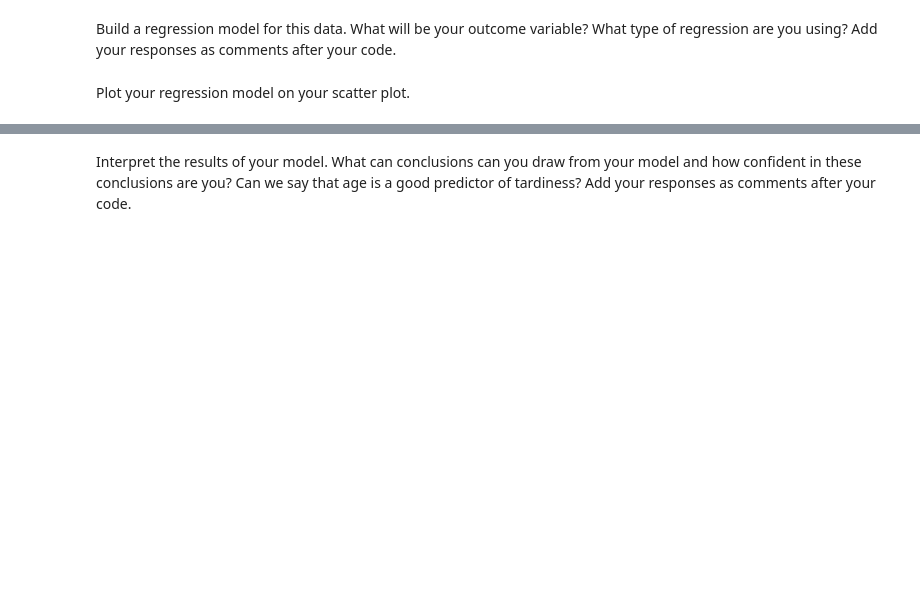
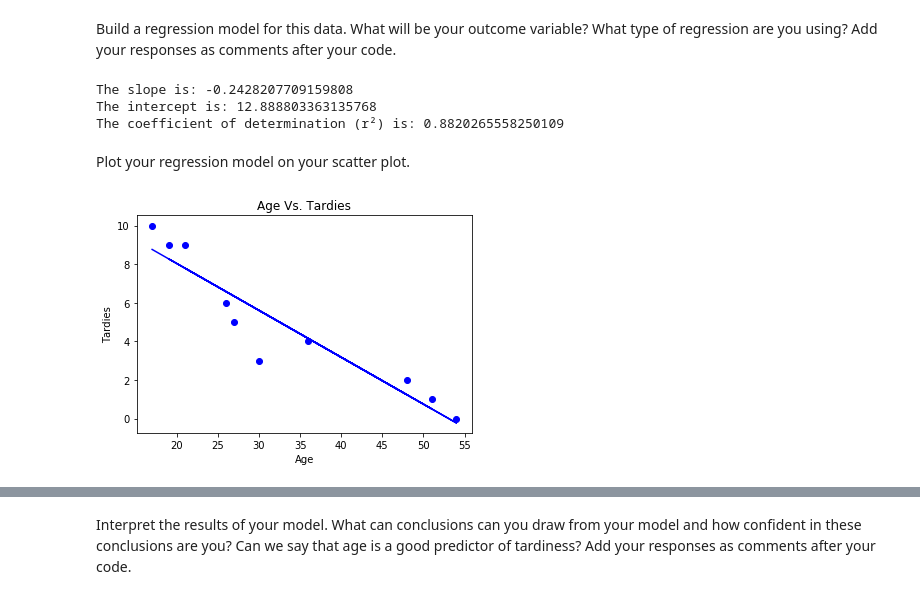
Before and after one commit to herreradelduque/dataptmad1019, a Jupyter notebook: module-2/lab-regression-analysis/your-code.ipynb, the cells around one changed output, grey strips where cells are left out. Drawn from its saved outputs; the diff is of its cells as text; code cells hidden in the pictures; blank space fills up the shorter version.

```diff
--- a/module-2/lab-regression-analysis/your-code.ipynb
+++ b/module-2/lab-regression-analysis/your-code.ipynb
@@ -49,2 +136,20 @@ Build a regression model for this data. What will be your outcome variable? What
+# %%
+# Your response here.
+
+'''With this regression model we will have as outcome the variable y = student_data['Tardies'].values'''
+
+x = student_data[['Age']].values
+y = student_data['Tardies'].values
+
+reg = LinearRegression().fit(x, y)
+
+
+print(f'The slope is: {reg.coef_[0]}')
+print(f'The intercept is: {reg.intercept_}')
+print(f'The coefficient of determination (r²) is: {reg.score(x, y)}')
+# %% [output]
+The slope is: -0.2428207709159808
+The intercept is: 12.888803363135768
+The coefficient of determination (r²) is: 0.8820265558250109
 # %% [markdown]
 Plot your regression model on your scatter plot.
@@ -52,0 +156,12 @@ Plot your regression model on your scatter plot.
+# %%
+# Your code here.
+
+#Ploted with plotly:
+plt.scatter(x, y, color='b')
+plt.plot(x, reg.predict(x), color='b')
+plt.title('Age Vs. Tardies')
+plt.xlabel('Age')
+plt.ylabel('Tardies')
+plt.show()
+# %% [output]
+[figure, added]
```
Also changed, not shown: parts of 43 cells of this notebook.
